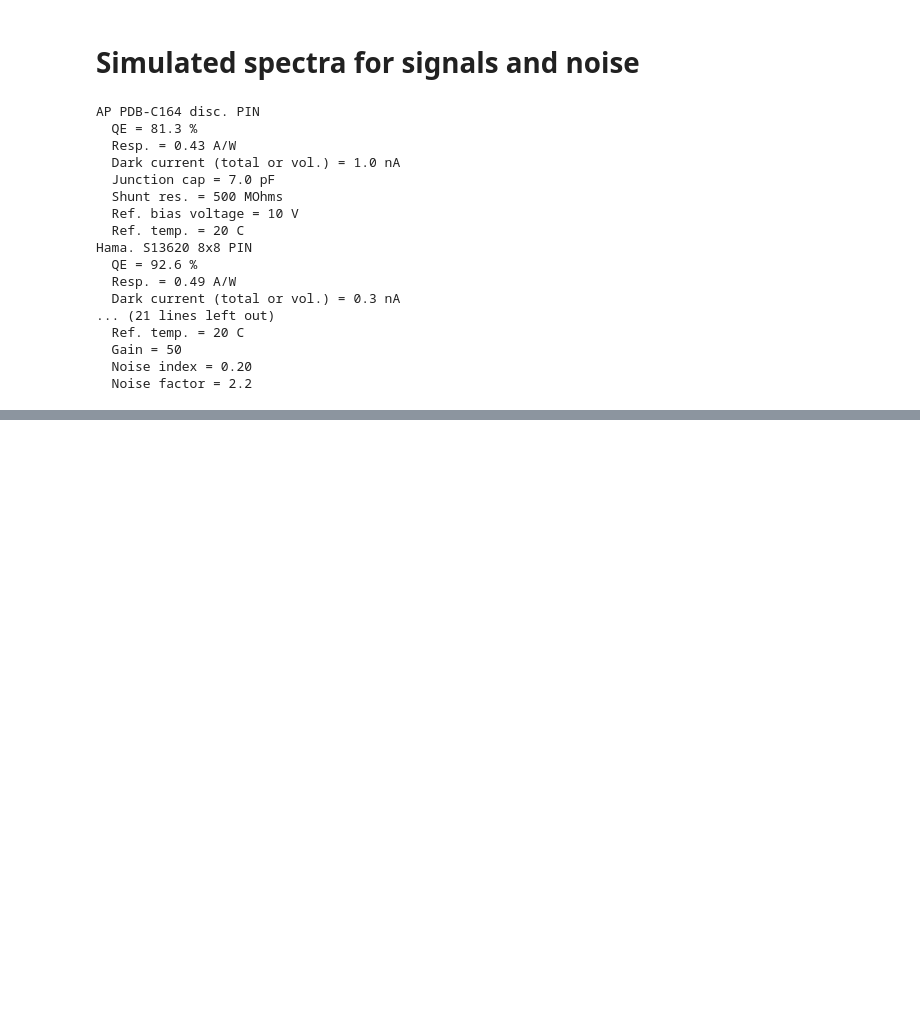
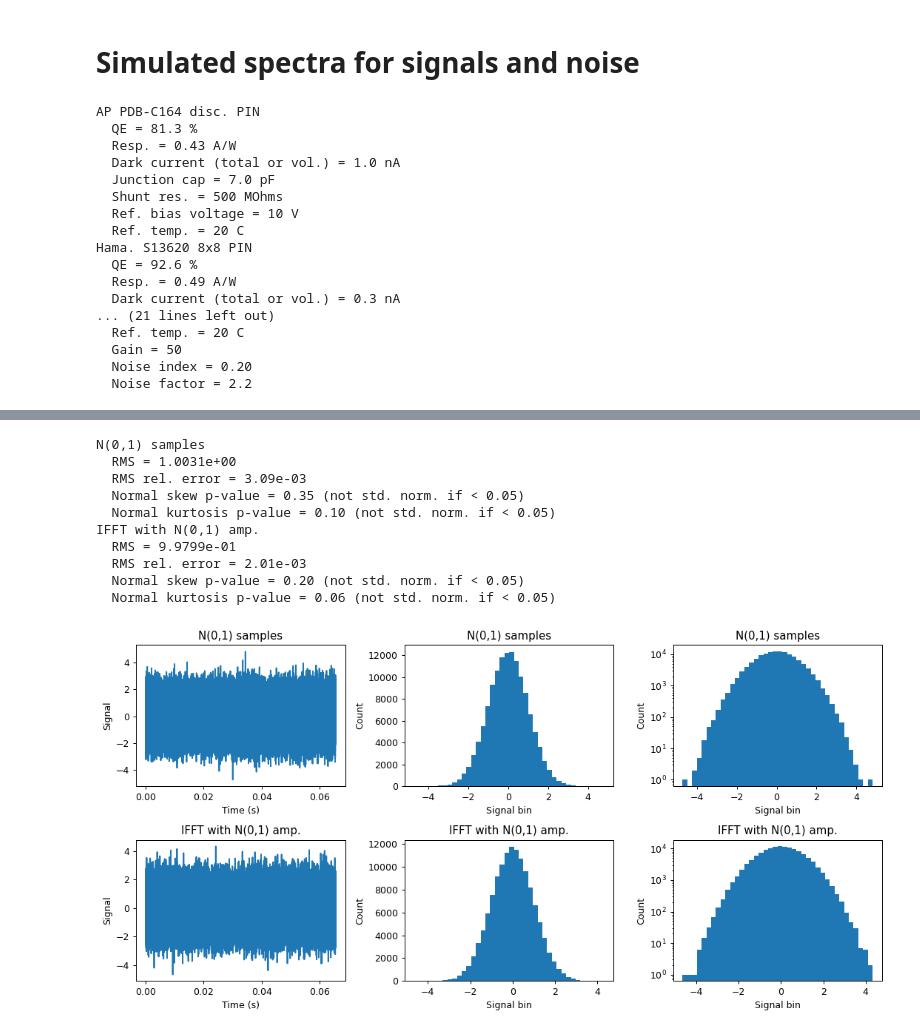
Before and after one commit to drsmith48/w7x-bes-design, a Jupyter notebook: signal_plots.ipynb, the cells around one changed output, grey strips where cells are left out. Cells and saved outputs as stored; diff of their text form; code cells hidden in the pictures; blank space fills up the shorter version.

```diff
--- a/signal_plots.ipynb
+++ b/signal_plots.ipynb
@@ -40,3 +44,16 @@ Hama. S13620 8x8 PIN
   Gain = 50
   Noise index = 0.20
   Noise factor = 2.2
+# %%
+nfft = 2048  # FFT bin size
+nbins = 64
+oversample = 1
+nsamples = nbins * nfft // oversample
+print(f'Samples in signal window = {nsamples}')
+
+f_sample = 2e6  # sample rate, samples/s (Hz)
+bw = f_sample / 2
+f_res = f_sample / nfft  # FFT freq. resolution (Hz)
+print(f'FFT freq. resolution = {f_res/1e3:.3f} kHz')
+
+time_array = np.arange(nsamples) / f_sample
@@ -42,0 +91,51 @@ Hama. S13620 8x8 PIN
+# %%
+ncols, nrows = 3, 2
+fig, axes = plt.subplots(ncols=ncols, nrows=nrows, figsize=(ncols*4, nrows*3))
+iax = 0
+hist_bins = 40
+# for signal, name in zip([signal_1, signal_2, signal_3], [s1_name, s2_name, s3_name]):
+for signal, name in zip([signal_1, signal_2], [s1_name, s2_name]):
+    print(name)
+    rms = np.sqrt(np.mean(signal**2))
+    print(f'  RMS = {rms:.4e}')
+    print(f'  RMS rel. error = {np.abs(I_rms-rms) / I_rms:.2e}')
+
+    _, skew_pvalue = scipy.stats.skewtest(signal)
+    _, kurtosis_pvalue = scipy.stats.kurtosistest(signal)
+    print(f'  Normal skew p-value = {skew_pvalue:.2f} (not std. norm. if < 0.05)')
+    print(f'  Normal kurtosis p-value = {kurtosis_pvalue:.2f} (not std. norm. if < 0.05)')
+
+    plt.sca(axes.flat[iax])
+    plt.plot(time_array, signal)
+    plt.title(name)
+    plt.xlabel('Time (s)')
+    plt.ylabel('Signal')
+    iax += 1
+
+    plt.sca(axes.flat[iax])
+    plt.hist(signal, bins=hist_bins)
+    plt.title(name)
+    plt.xlabel('Signal bin')
+    plt.ylabel('Count')
+    iax += 1
+
+    plt.sca(axes.flat[iax])
+    plt.hist(signal, bins=hist_bins, log=True)
+    plt.title(name)
+    plt.xlabel('Signal bin')
+    plt.ylabel('Count')
+    iax += 1
+
+plt.tight_layout()
+# %% [output]
+N(0,1) samples
+  RMS = 1.0031e+00
+  RMS rel. error = 3.09e-03
+  Normal skew p-value = 0.35 (not std. norm. if < 0.05)
+  Normal kurtosis p-value = 0.10 (not std. norm. if < 0.05)
+IFFT with N(0,1) amp.
+  RMS = 9.9799e-01
+  RMS rel. error = 2.01e-03
+  Normal skew p-value = 0.20 (not std. norm. if < 0.05)
+  Normal kurtosis p-value = 0.06 (not std. norm. if < 0.05)
+[figure, added]
```
Also changed, not shown: parts of 4 cells of this notebook.
